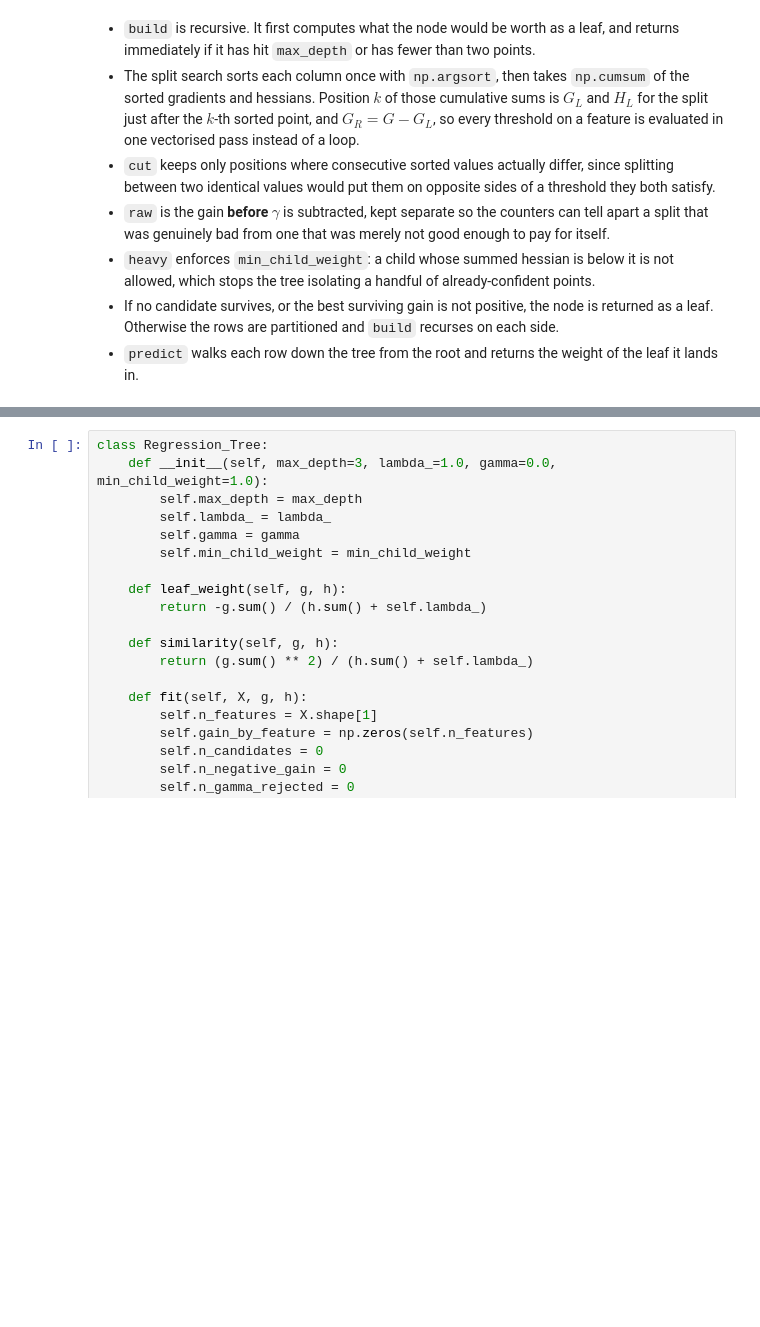
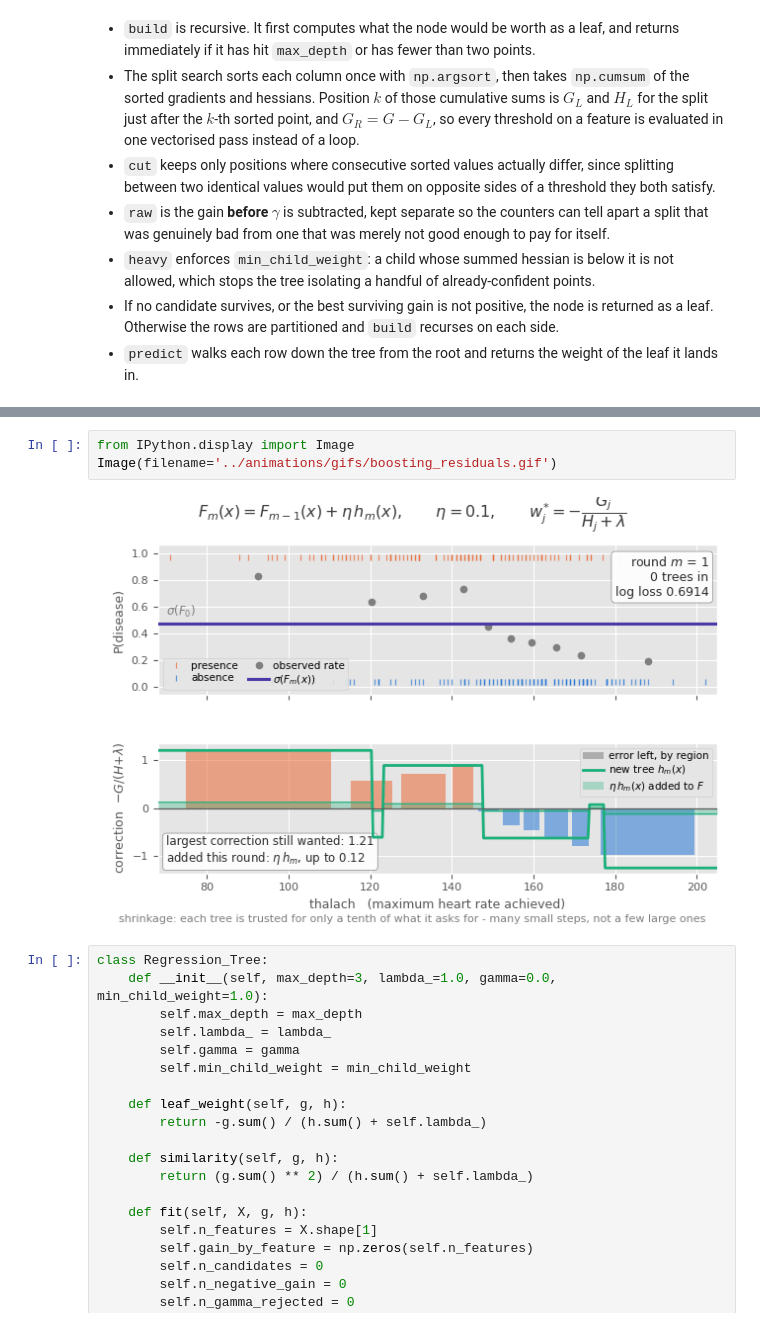
Before and after one commit to darthvader58/Machine_Learning_From_Scratch, a Jupyter notebook: classification/xgboost.ipynb, the cells around one changed output, grey strips where cells are left out. Drawn from its saved outputs; the diff is of its cells as text; blank space fills up the shorter version.

Commit message:
Animate additive boosting fitting each tree to the leftover correction

```diff
--- a/classification/xgboost.ipynb
+++ b/classification/xgboost.ipynb
@@ -234,3 +255,8 @@ than class votes.
+# %%
+from IPython.display import Image
+Image(filename='../animations/gifs/boosting_residuals.gif')
+# %% [output]
+[figure, added]
 # %%
 class Regression_Tree:
     def __init__(self, max_depth=3, lambda_=1.0, gamma=0.0, min_child_weight=1.0):
```
Also changed, not shown: parts of 1 cell of this notebook, 2 other files.
